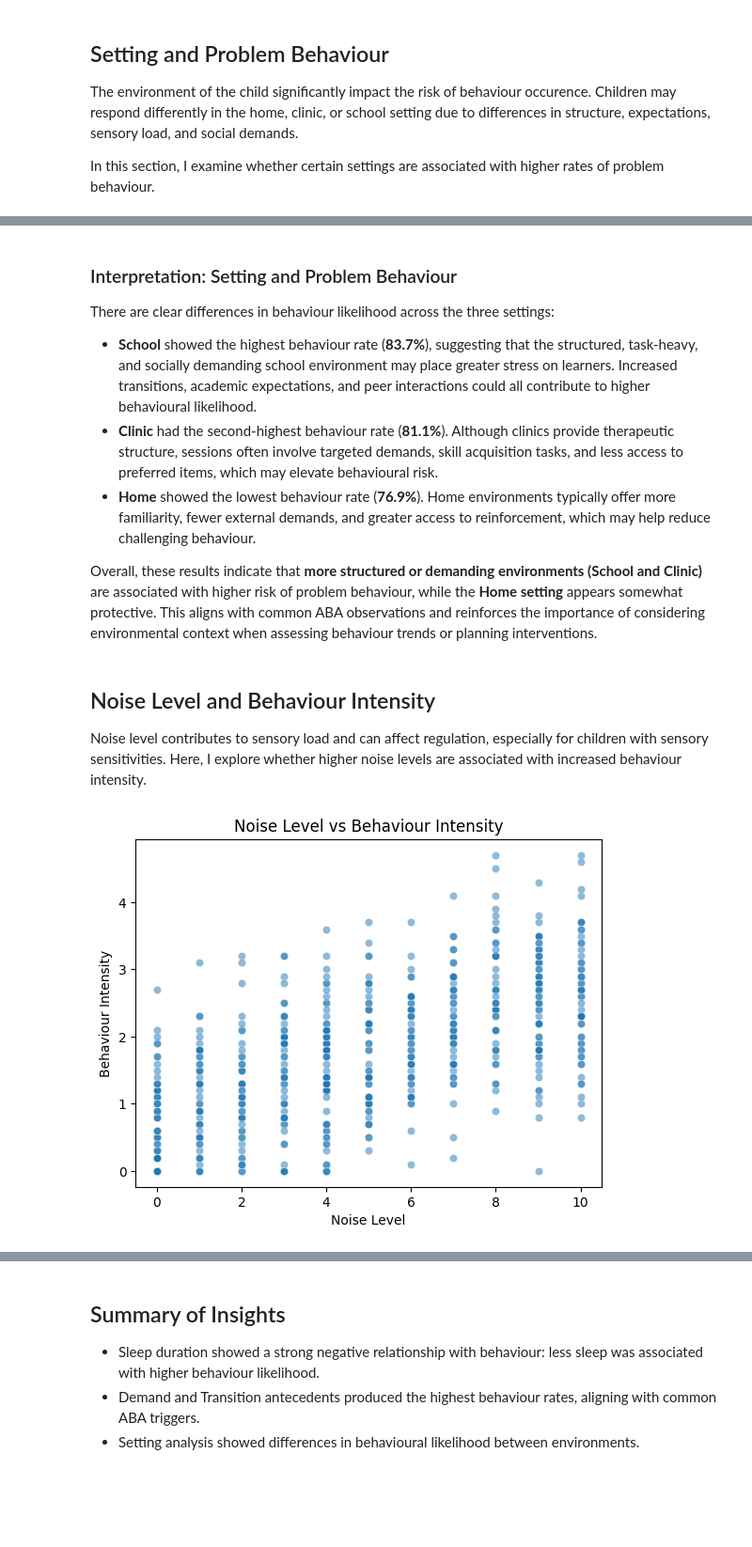
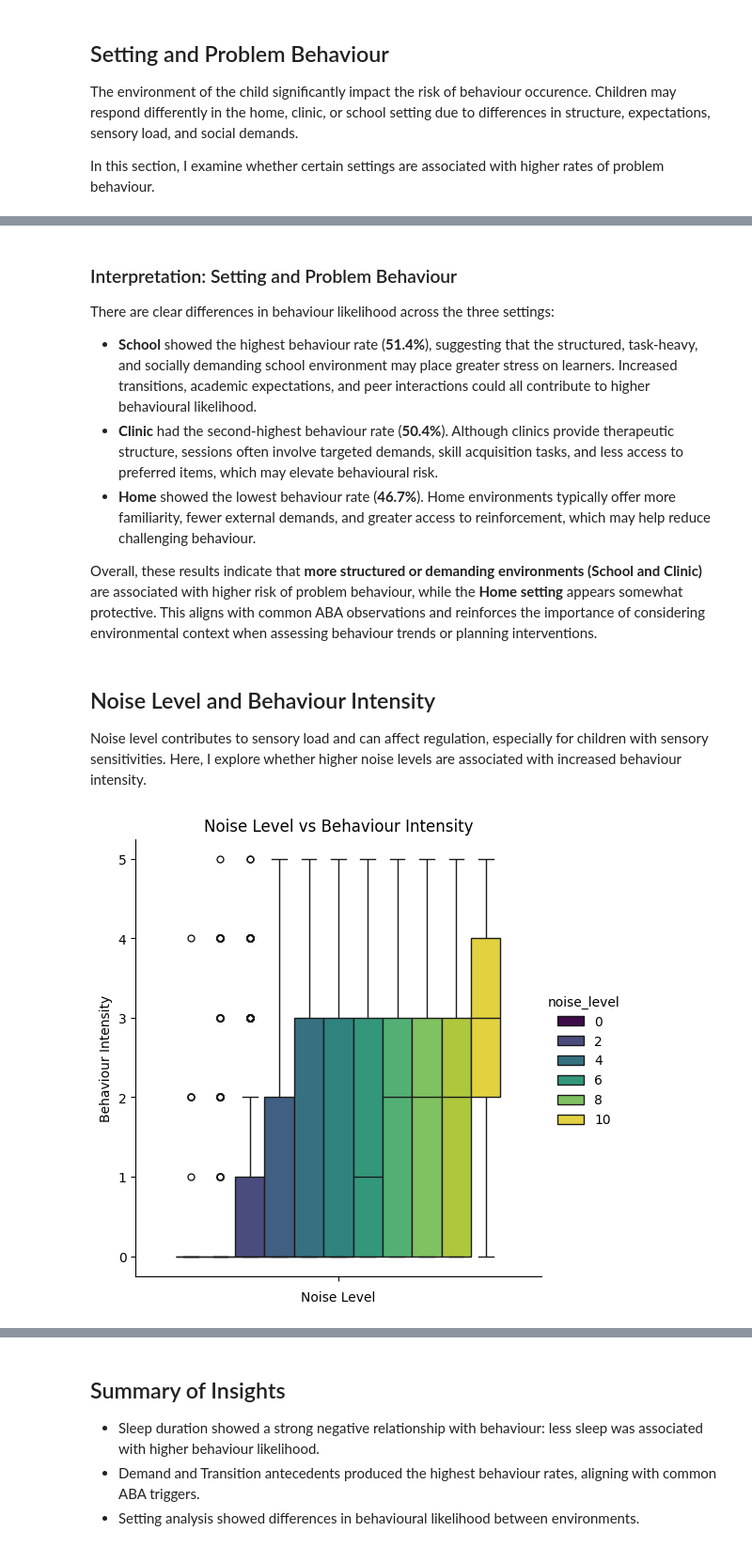
Before and after one commit to wasehhh/aba_behaviour_analysis, a Jupyter notebook: notebooks/01_eda_behaviour.ipynb, the cells around one changed output, grey strips where cells are left out. Shown at 94% size. Saved outputs shown, nothing was run; the diff lists cells and outputs as text; code cells hidden in the pictures; blank space fills up the shorter version.

```diff
--- a/notebooks/01_eda_behaviour.ipynb
+++ b/notebooks/01_eda_behaviour.ipynb
@@ -7,7 +7,7 @@ import pandas as pd
 import matplotlib.pyplot as plt
 import seaborn as sns
 # %%
-df = pd.read_csv('../data/aba_behavior_synthetic_v1.csv')
+df = pd.read_csv('../data/aba_behavior_synthetic_v2.csv')
 # %% [markdown]
 ## Data Overview
 
@@ -253,9 +246,9 @@ Name: behavior_occurred, dtype: float64
 
 There are clear differences in behaviour likelihood across the three settings:
 
-- **School** showed the highest behaviour rate (**83.7%**), suggesting that the structured, task-heavy, and socially demanding school environment may place greater stress on learners. Increased transitions, academic expectations, and peer interactions could all contribute to higher behavioural likelihood.
-- **Clinic** had the second-highest behaviour rate (**81.1%**). Although clinics provide therapeutic structure, sessions often involve targeted demands, skill acquisition tasks, and less access to preferred items, which may elevate behavioural risk.
-- **Home** showed the lowest behaviour rate (**76.9%**). Home environments typically offer more familiarity, fewer external demands, and greater access to reinforcement, which may help reduce challenging behaviour.
+- **School** showed the highest behaviour rate (**51.4%**), suggesting that the structured, task-heavy, and socially demanding school environment may place greater stress on learners. Increased transitions, academic expectations, and peer interactions could all contribute to higher behavioural likelihood.
+- **Clinic** had the second-highest behaviour rate (**50.4%**). Although clinics provide therapeutic structure, sessions often involve targeted demands, skill acquisition tasks, and less access to preferred items, which may elevate behavioural risk.
+- **Home** showed the lowest behaviour rate (**46.7%**). Home environments typically offer more familiarity, fewer external demands, and greater access to reinforcement, which may help reduce challenging behaviour.
 
 Overall, these results indicate that **more structured or demanding environments (School and Clinic)** are associated with higher risk of problem behaviour, while the **Home setting** appears somewhat protective. This aligns with common ABA observations and reinforces the importance of considering environmental context when assessing behaviour trends or planning interventions.
 # %% [markdown]
@@ -263,13 +256,13 @@ Overall, these results indicate that **more structured or demanding environments
 
 Noise level contributes to sensory load and can affect regulation, especially for children with sensory sensitivities. Here, I explore whether higher noise levels are associated with increased behaviour intensity.
 # %%
-sns.scatterplot(data=df, x='noise_level', y='behavior_intensity', alpha=0.5)
+sns.catplot(data=df, hue='noise_level', y='behavior_intensity', kind='box', palette='viridis')
 plt.title('Noise Level vs Behaviour Intensity')
 plt.xlabel('Noise Level')
 plt.ylabel('Behaviour Intensity')
 plt.show()
 # %% [output]
-[figure, old version]
+[figure, new version]
 # %%
 sns.regplot(data=df, x='noise_level', y='behavior_intensity', scatter=False)
 plt.title('Noise Level vs Behaviour Intensity')
```
Also changed, not shown: parts of 25 cells of this notebook, 3 other files.
